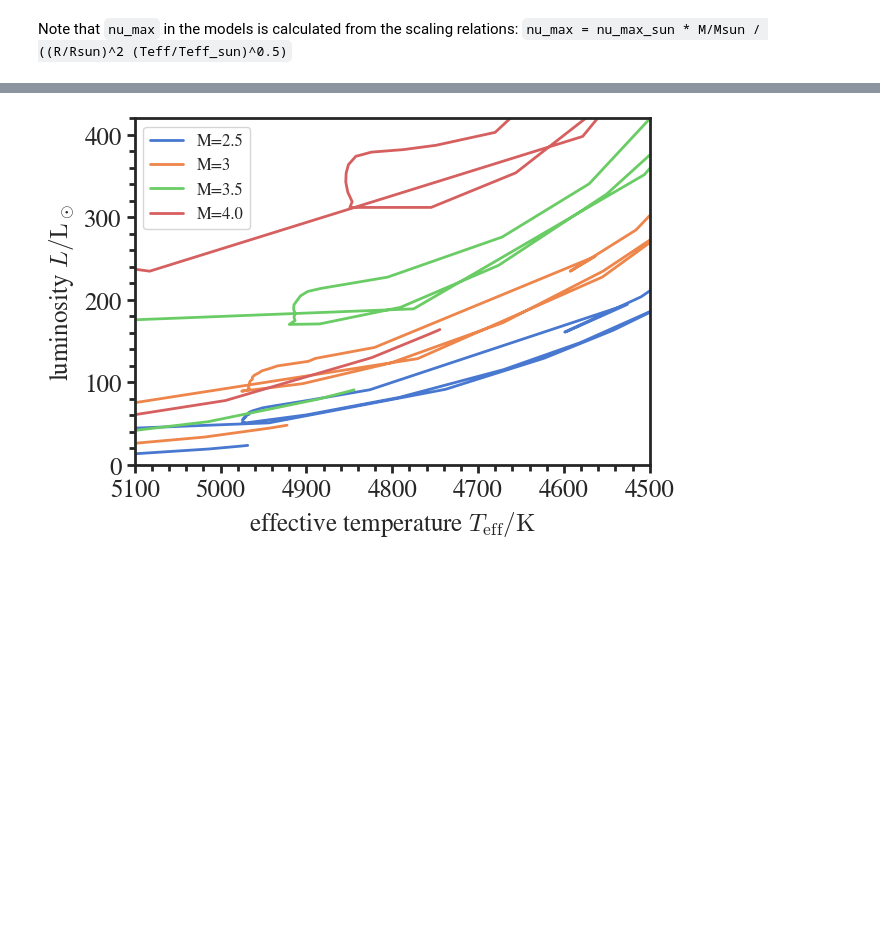
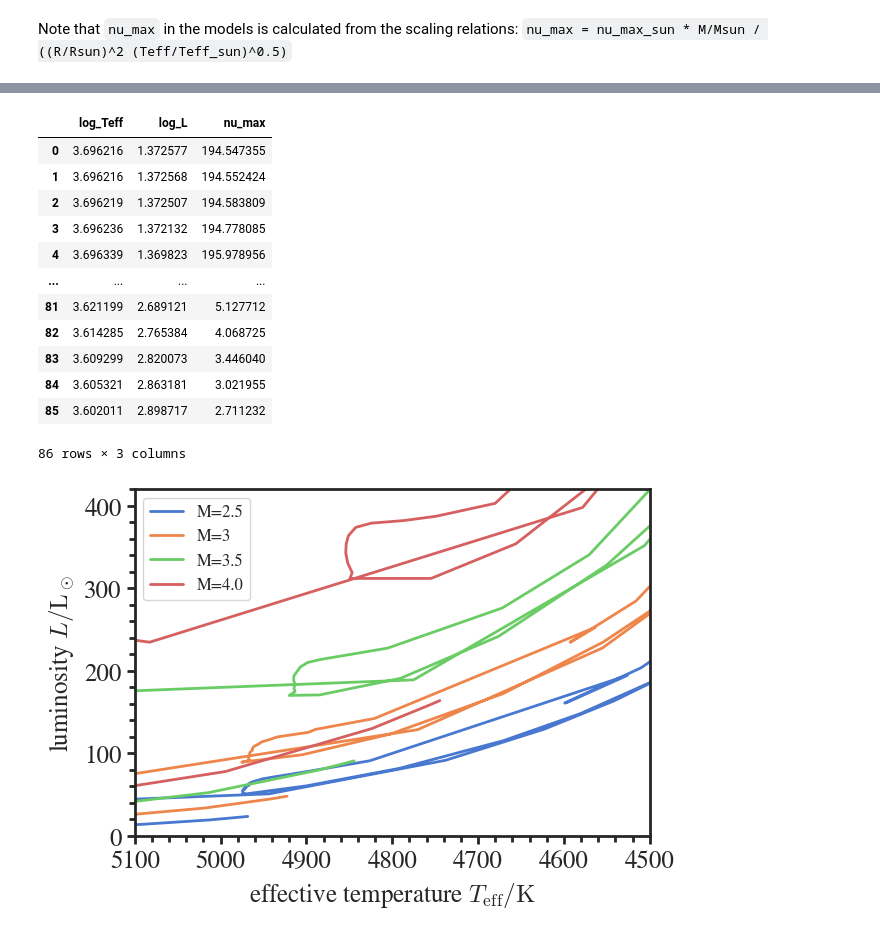
Before and after one commit to courtcraw/Notebooks, a Jupyter notebook: gyre_workflow.ipynb, the cells around one changed output, grey strips where cells are left out. Saved outputs shown, nothing was run; the diff lists cells and outputs as text; code cells hidden in the pictures; blank space fills up the shorter version.

```diff
--- a/gyre_workflow.ipynb
+++ b/gyre_workflow.ipynb
@@ -241,0 +243,17 @@ model4 = [DF['log_Teff'][1:],DF['log_L'][1:],DF['nu_max'][1:]]
+# %%
+output = pd.DataFrame(data=np.asarray(model4).transpose(),columns=['log_Teff','log_L','nu_max'])
+output
+# %% [output]
+|  | log_Teff | log_L | nu_max |
+| 0 | 3.696216 | 1.372577 | 194.547355 |
+| 1 | 3.696216 | 1.372568 | 194.552424 |
+| 2 | 3.696219 | 1.372507 | 194.583809 |
+| 3 | 3.696236 | 1.372132 | 194.778085 |
+| 4 | 3.696339 | 1.369823 | 195.978956 |
+| ... | ... | ... | ... |
+| 81 | 3.621199 | 2.689121 | 5.127712 |
+| 82 | 3.614285 | 2.765384 | 4.068725 |
+| 83 | 3.609299 | 2.820073 | 3.446040 |
+| 84 | 3.605321 | 2.863181 | 3.021955 |
+| 85 | 3.602011 | 2.898717 | 2.711232 |
+86 rows × 3 columns
```
Also changed, not shown: parts of 10 cells of this notebook.
